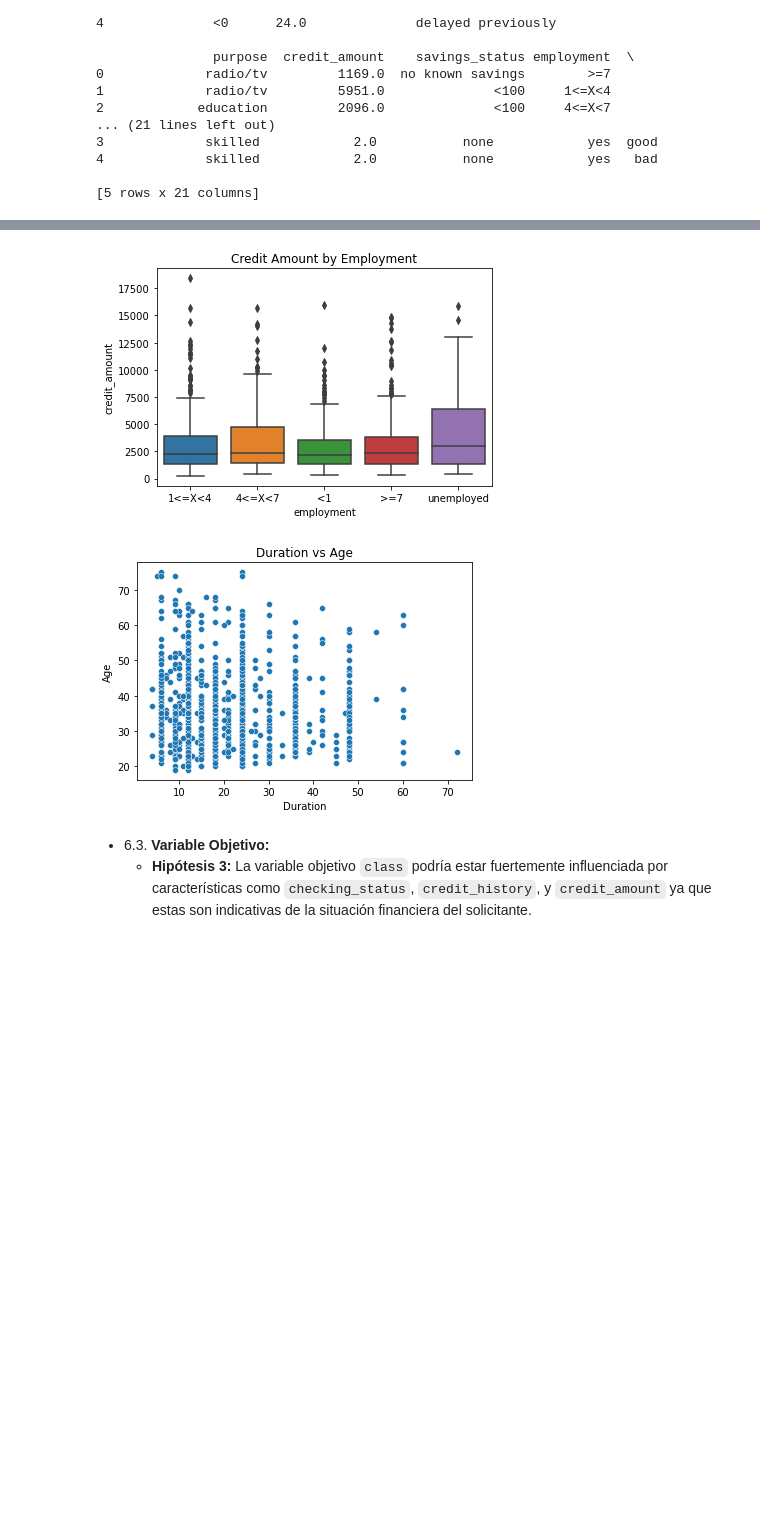
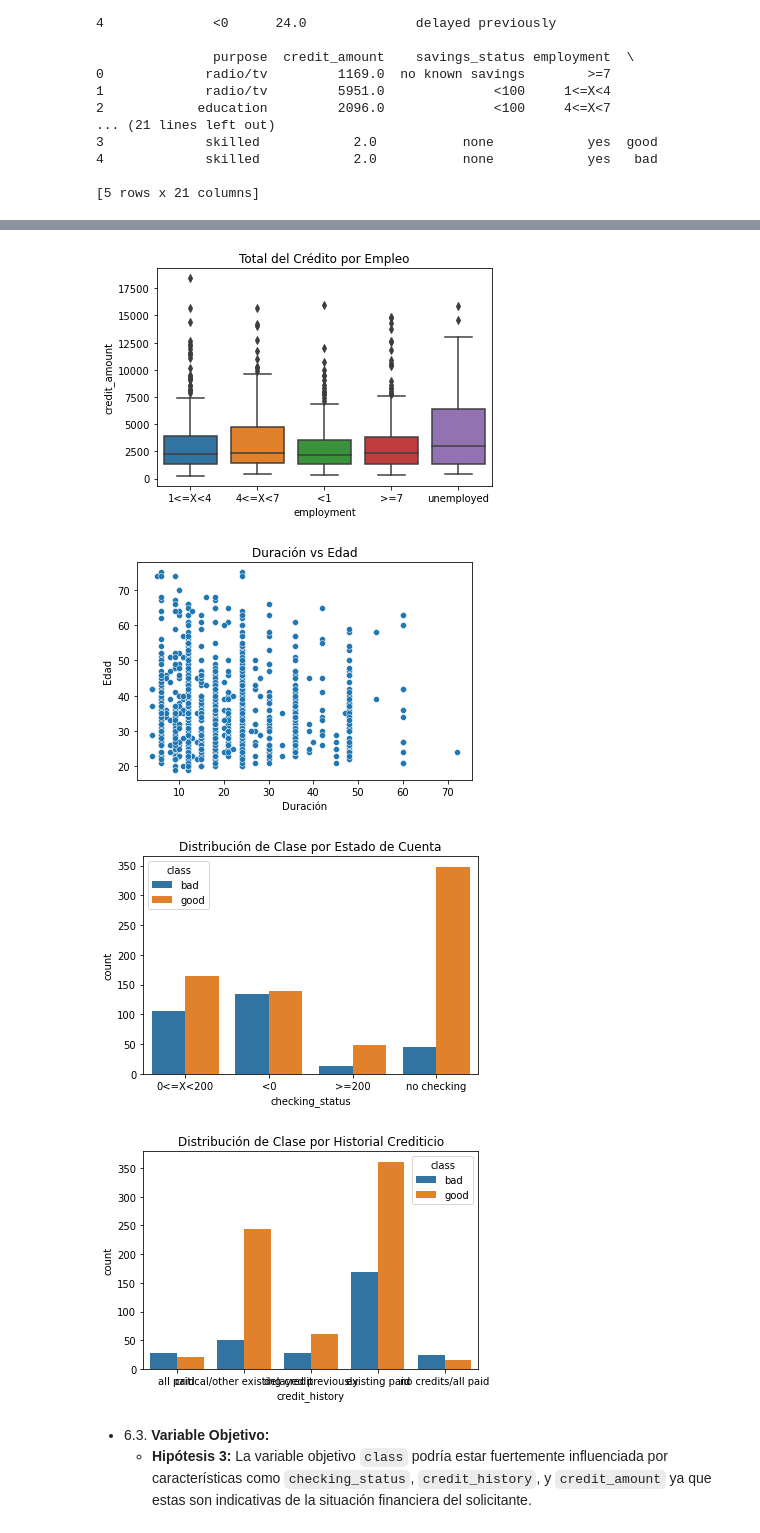
Before and after one commit to LargoLujan/credit-risk-ml-model, a Jupyter notebook: ml_credit_g.ipynb, the cells around one changed output, grey strips where cells are left out. Saved outputs shown, nothing was run; the diff lists cells and outputs as text; code cells hidden in the pictures; blank space fills up the shorter version.

```diff
--- a/ml_credit_g.ipynb
+++ b/ml_credit_g.ipynb
@@ -50,9 +50,3 @@ own_telephone             0
 foreign_worker            0
 class                     0
 dtype: int64
-# %%
-# Eliminar filas con valores nulos (si es necesario)
-data = data.dropna()
-
-# O imputar valores nulos (con la media, mediana, moda, etc.)
-# data = data.fillna(data.mean())  # Ejemplo con la media
@@ -100,7 +94,7 @@ import seaborn as sns
 import matplotlib.pyplot as plt
 
 # Boxplot de todas las variables numéricas
-numerical_cols = data.select_dtypes(include=['float64', 'int64']).columns
+numerical_cols = data.select_dtypes(include=['float', 'int']).columns
 for col in numerical_cols:
     sns.boxplot(x=data[col])
     plt.title(col)
@@ -250,18 +248,30 @@ plt.show()
 # %%
-# Visualizar la relación entre 'employment' y 'credit_amount'
+# Visualización de la relación entre 'employment' y 'credit_amount'
 sns.boxplot(x='employment', y='credit_amount', data=df)
-plt.title('Credit Amount by Employment')
+plt.title('Total del Crédito por Empleo')
 plt.show()
 
-# Visualizar la relación entre 'duration' y 'age'
+# Visualización de la relación entre 'duration' y 'age'
 sns.scatterplot(x='duration', y='age', data=df)
-plt.title('Duration vs Age')
-plt.xlabel('Duration')
-plt.ylabel('Age')
+plt.title('Duración vs Edad')
+plt.xlabel('Duración')
+plt.ylabel('Edad')
 plt.show()
+
+# Visualización de la distribución de 'class' con respecto a 'checking_status'
+sns.countplot(x='checking_status', hue='class', data=df)
+plt.title('Distribución de Clase por Estado de Cuenta')
+plt.show()
+
+# Visualización de la distribución de 'class' con respecto a 'credit_history'
+sns.countplot(x='credit_history', hue='class', data=df)
+plt.title('Distribución de Clase por Historial Crediticio')
+plt.show()
 # %% [output]
-[figure, old version]
+[figure, new version]
-[figure, old version]
+[figure, new version]
+[figure, added]
+[figure, added]
 # %% [markdown]
 - 6.3. **Variable Objetivo:**
    - **Hipótesis 3:** La variable objetivo `class` podría estar fuertemente influenciada por características como `checking_status`, `credit_history`, y `credit_amount` ya que estas son indicativas de la situación financiera del solicitante.
```
Also changed, not shown: parts of 64 cells of this notebook.
